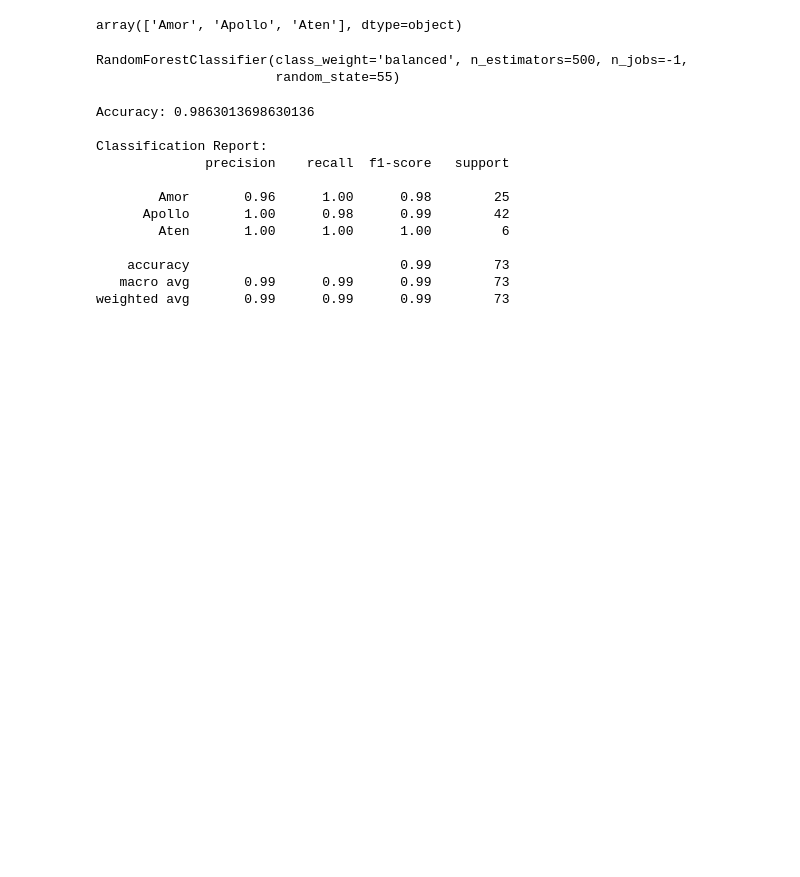
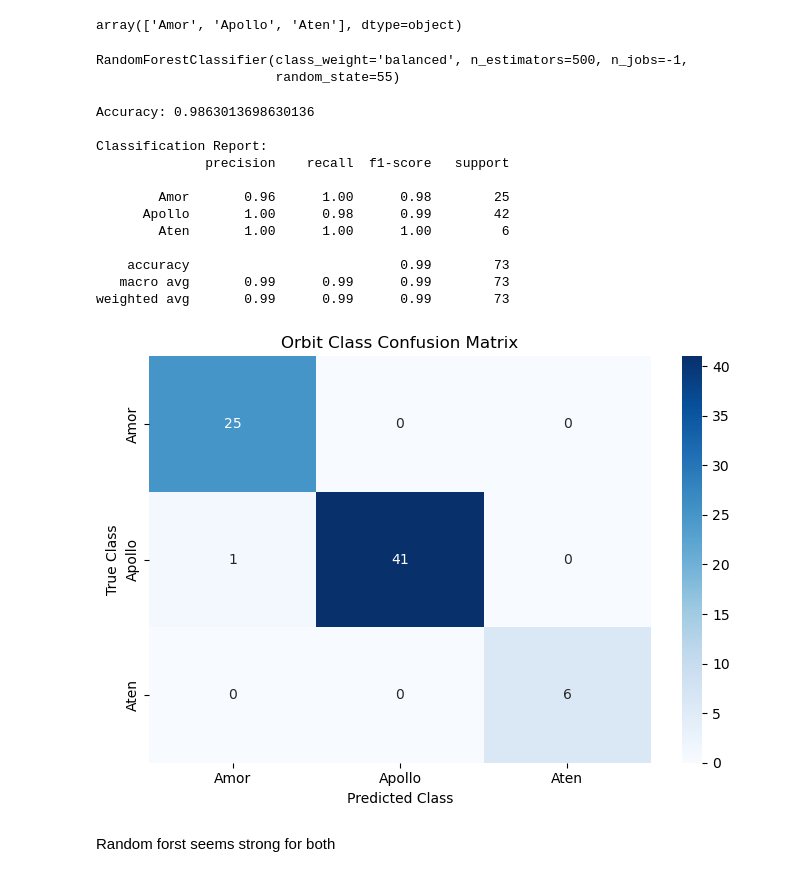
Before and after one commit to INFO523-Fall25-101-201/final-project-the-team, a Jupyter notebook: random_forest_trials.ipynb, the cells around one changed output. Drawn from its saved outputs; the diff is of its cells as text; code cells hidden in the pictures; blank space fills up the shorter version.

```diff
--- a/random_forest_trials.ipynb
+++ b/random_forest_trials.ipynb
@@ -173,3 +173,22 @@ Classification Report:
     accuracy                           0.99        73
    macro avg       0.99      0.99      0.99        73
 weighted avg       0.99      0.99      0.99        73
+# %%
+
+cm = confusion_matrix(y_test, y_pred)
+
+plt.figure(figsize=(7,5))
+sns.heatmap(
+    cm, annot=True, fmt="d", cmap="Blues",
+    xticklabels=le.classes_,
+    yticklabels=le.classes_
+)
+plt.xlabel("Predicted Class")
+plt.ylabel("True Class")
+plt.title("Orbit Class Confusion Matrix")
+plt.tight_layout()
+plt.show()
+# %% [output]
+[figure, added]
+# %% [markdown]
+Random forst seems strong for both
```
